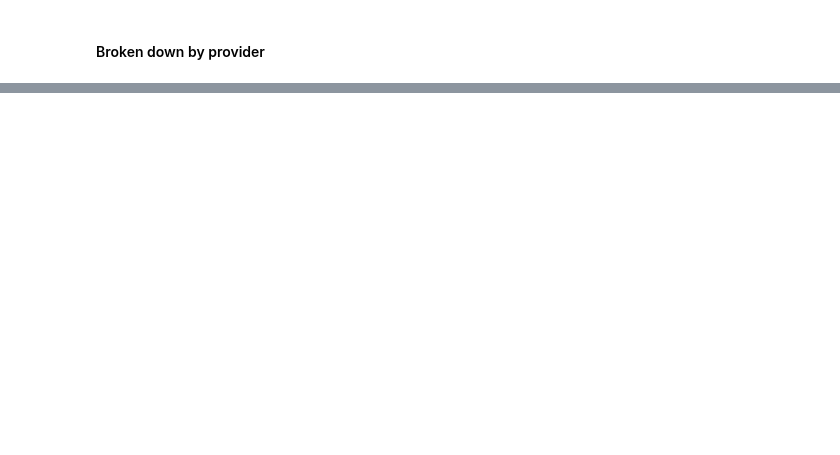
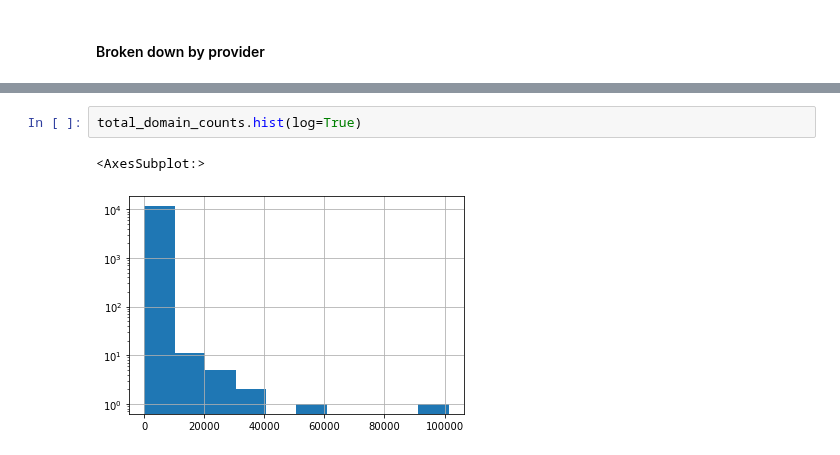
Before and after one commit to rxvl-d/lrmi-crawler, a Jupyter notebook: notebooks/01-explore-results.ipynb, the cells around one changed output, grey strips where cells are left out. Saved outputs shown, nothing was run; the diff lists cells and outputs as text; blank space fills up the shorter version.

```diff
--- a/notebooks/01-explore-results.ipynb
+++ b/notebooks/01-explore-results.ipynb
@@ -125,0 +111,5 @@ top
+# %%
+total_domain_counts.hist(log=True)
+# %% [output]
+<AxesSubplot:>
+[figure, added]
```
Also changed, not shown: parts of 34 cells of this notebook, 6 other files.
